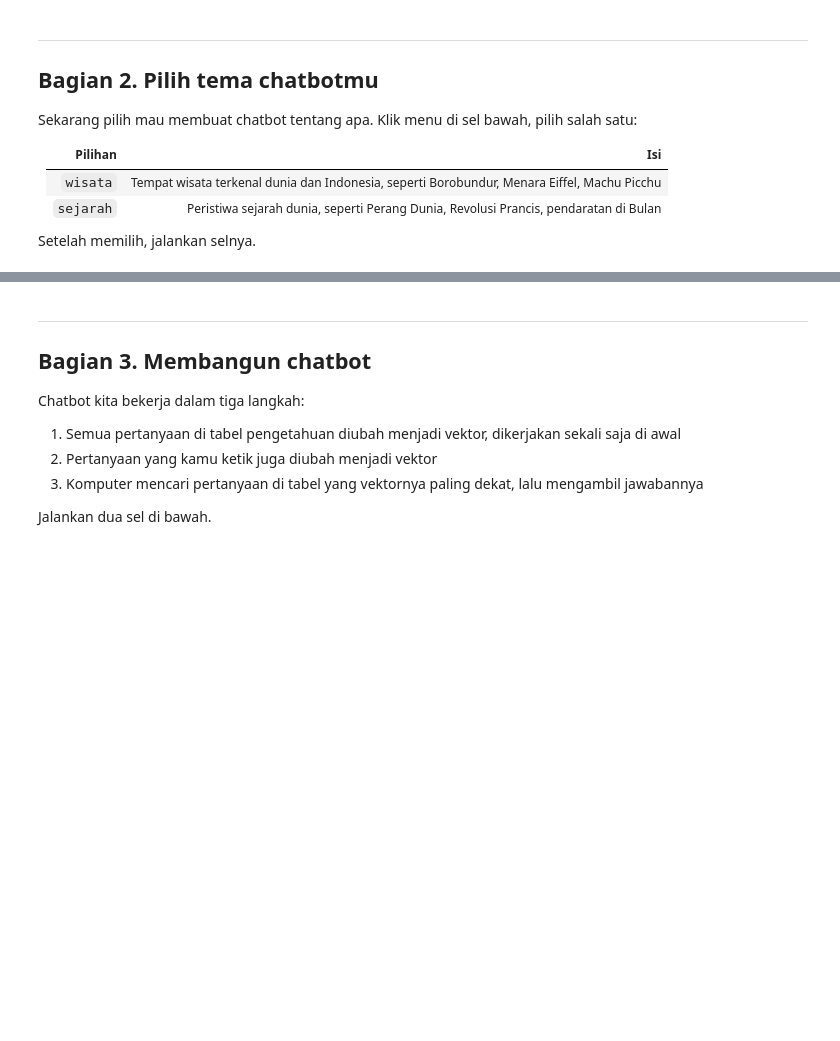
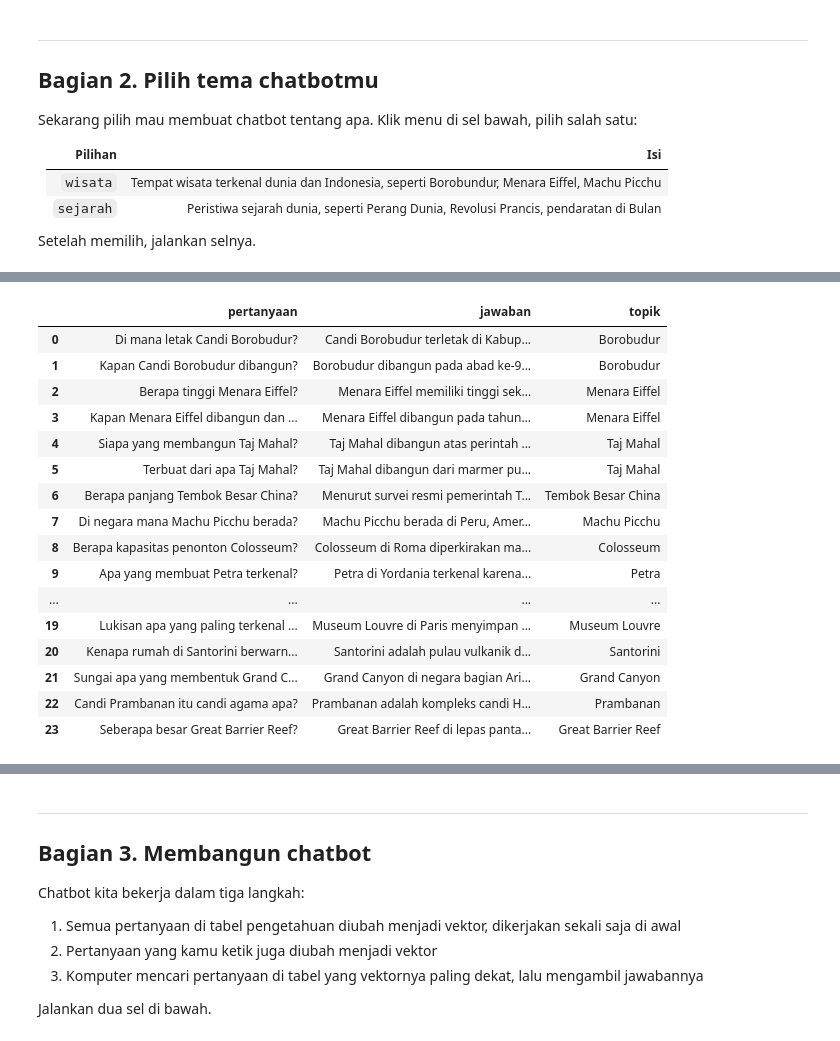
Before and after one commit to FeliksMakarios/workshop-chatbot-semantik, a Jupyter notebook: chatbot_workshop_SISWA.ipynb, the cells around one changed output, grey strips where cells are left out. Saved outputs shown, nothing was run; the diff lists cells and outputs as text; code cells hidden in the pictures; blank space fills up the shorter version.

```diff
--- a/chatbot_workshop_SISWA.ipynb
+++ b/chatbot_workshop_SISWA.ipynb
@@ -196,0 +239,20 @@ df.head()
+# %%
+df
+# %% [output]
+|  | pertanyaan | jawaban | topik |
+| 0 | Di mana letak Candi Borobudur? | Candi Borobudur terletak di Kabup... | Borobudur |
+| 1 | Kapan Candi Borobudur dibangun? | Borobudur dibangun pada abad ke-9... | Borobudur |
+| 2 | Berapa tinggi Menara Eiffel? | Menara Eiffel memiliki tinggi sek... | Menara Eiffel |
+| 3 | Kapan Menara Eiffel dibangun dan ... | Menara Eiffel dibangun pada tahun... | Menara Eiffel |
+| 4 | Siapa yang membangun Taj Mahal? | Taj Mahal dibangun atas perintah ... | Taj Mahal |
+| 5 | Terbuat dari apa Taj Mahal? | Taj Mahal dibangun dari marmer pu... | Taj Mahal |
+| 6 | Berapa panjang Tembok Besar China? | Menurut survei resmi pemerintah T... | Tembok Besar China |
+| 7 | Di negara mana Machu Picchu berada? | Machu Picchu berada di Peru, Amer... | Machu Picchu |
+| 8 | Berapa kapasitas penonton Colosseum? | Colosseum di Roma diperkirakan ma... | Colosseum |
+| 9 | Apa yang membuat Petra terkenal? | Petra di Yordania terkenal karena... | Petra |
+| ... | ... | ... | ... |
+| 19 | Lukisan apa yang paling terkenal ... | Museum Louvre di Paris menyimpan ... | Museum Louvre |
+| 20 | Kenapa rumah di Santorini berwarn... | Santorini adalah pulau vulkanik d... | Santorini |
+| 21 | Sungai apa yang membentuk Grand C... | Grand Canyon di negara bagian Ari... | Grand Canyon |
+| 22 | Candi Prambanan itu candi agama apa? | Prambanan adalah kompleks candi H... | Prambanan |
+| 23 | Seberapa besar Great Barrier Reef? | Great Barrier Reef di lepas panta... | Great Barrier Reef |
```
Also changed, not shown: parts of 17 cells of this notebook.
